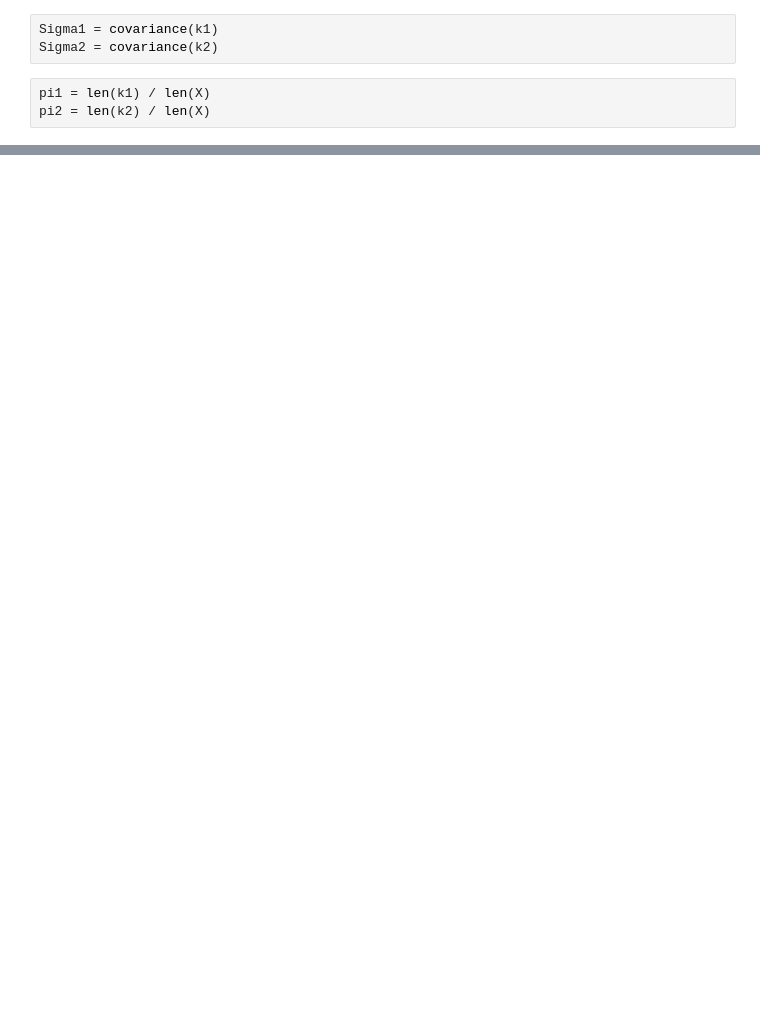
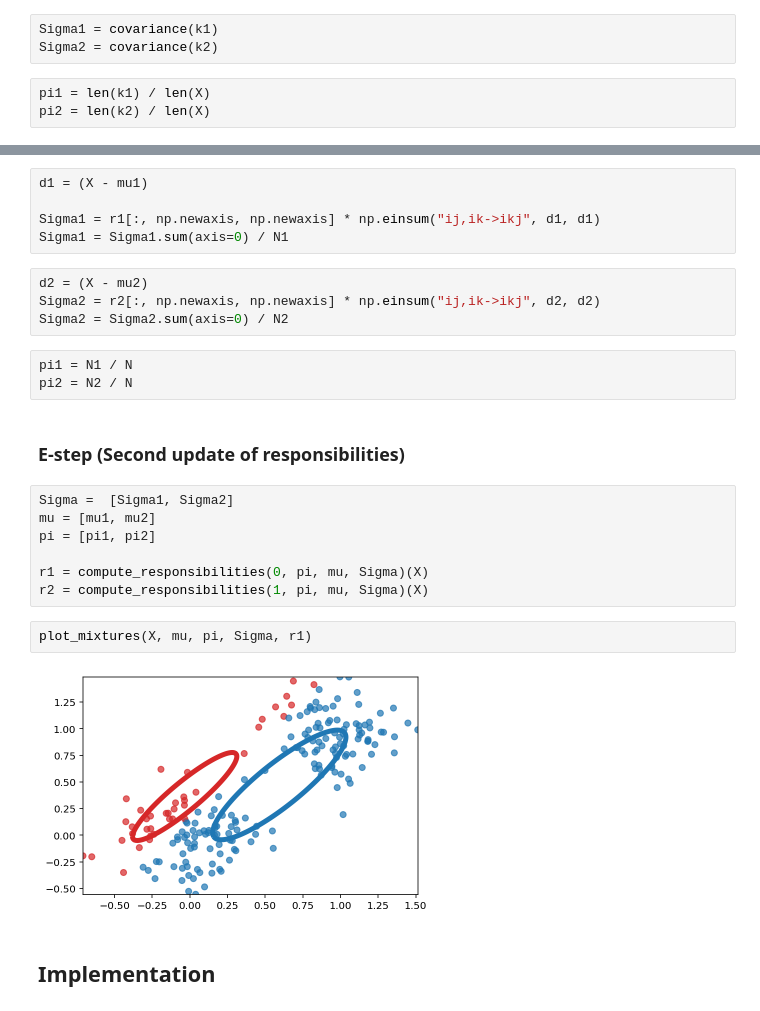
Before and after one commit to gerdm/prml, a Jupyter notebook: chapter9/gaussian-mixture-models.ipynb, the cells around one changed output, grey strips where cells are left out. Drawn from its saved outputs; the diff is of its cells as text; blank space fills up the shorter version.

```diff
--- a/chapter9/gaussian-mixture-models.ipynb
+++ b/chapter9/gaussian-mixture-models.ipynb
@@ -175,0 +192,27 @@ mu2 = (r2[:, np.newaxis] * X).sum(axis=0) / N2
+# %%
+d1 = (X - mu1)
+
+Sigma1 = r1[:, np.newaxis, np.newaxis] * np.einsum("ij,ik->ikj", d1, d1)
+Sigma1 = Sigma1.sum(axis=0) / N1
+# %%
+d2 = (X - mu2)
+Sigma2 = r2[:, np.newaxis, np.newaxis] * np.einsum("ij,ik->ikj", d2, d2)
+Sigma2 = Sigma2.sum(axis=0) / N2
+# %%
+pi1 = N1 / N
+pi2 = N2 / N
+# %% [markdown]
+### E-step (Second update of responsibilities)
+# %%
+Sigma =  [Sigma1, Sigma2]
+mu = [mu1, mu2]
+pi = [pi1, pi2]
+
+r1 = compute_responsibilities(0, pi, mu, Sigma)(X)
+r2 = compute_responsibilities(1, pi, mu, Sigma)(X)
+# %%
+plot_mixtures(X, mu, pi, Sigma, r1)
+# %% [output]
+[figure, added]
+# %% [markdown]
+## Implementation
```
Also changed, not shown: parts of 20 cells of this notebook.
